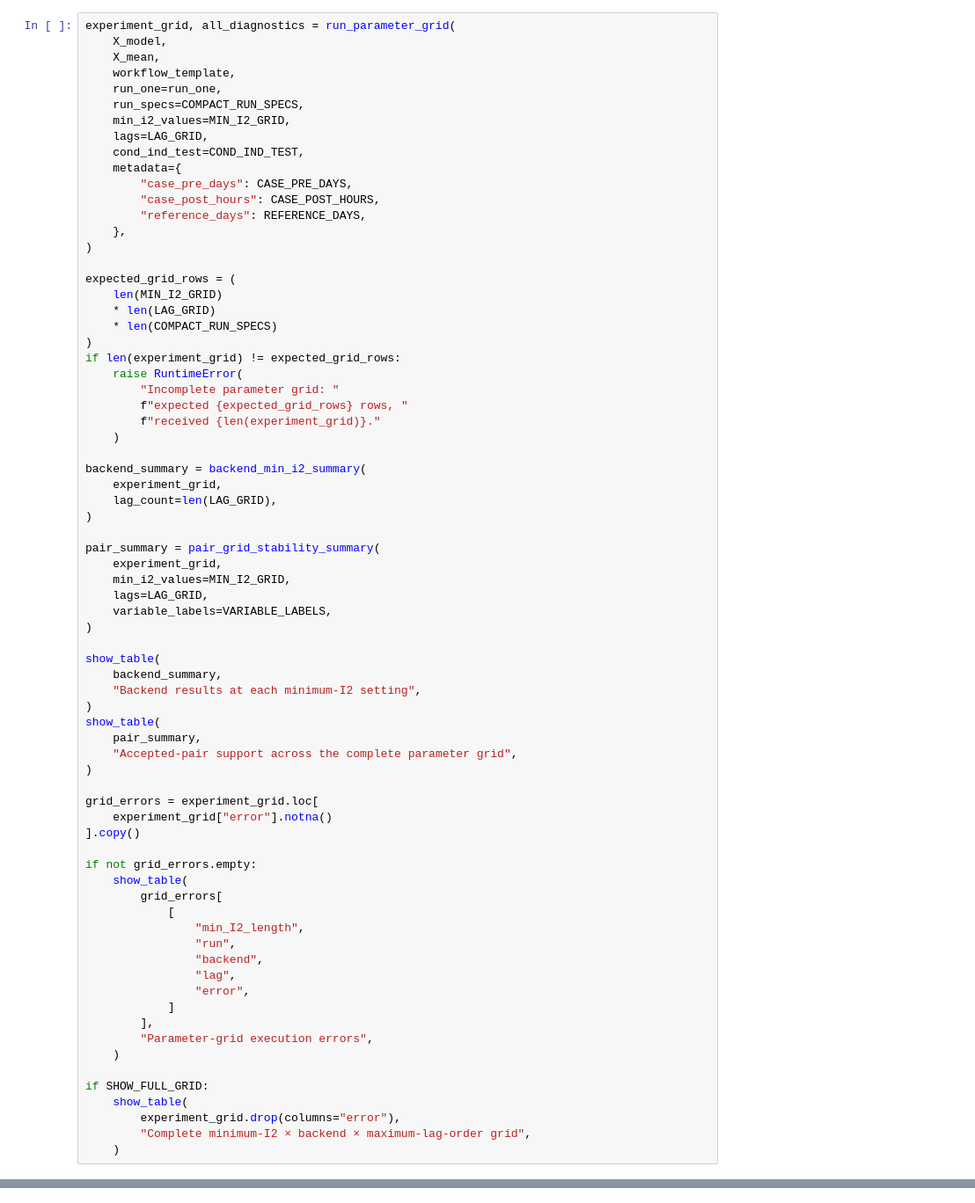
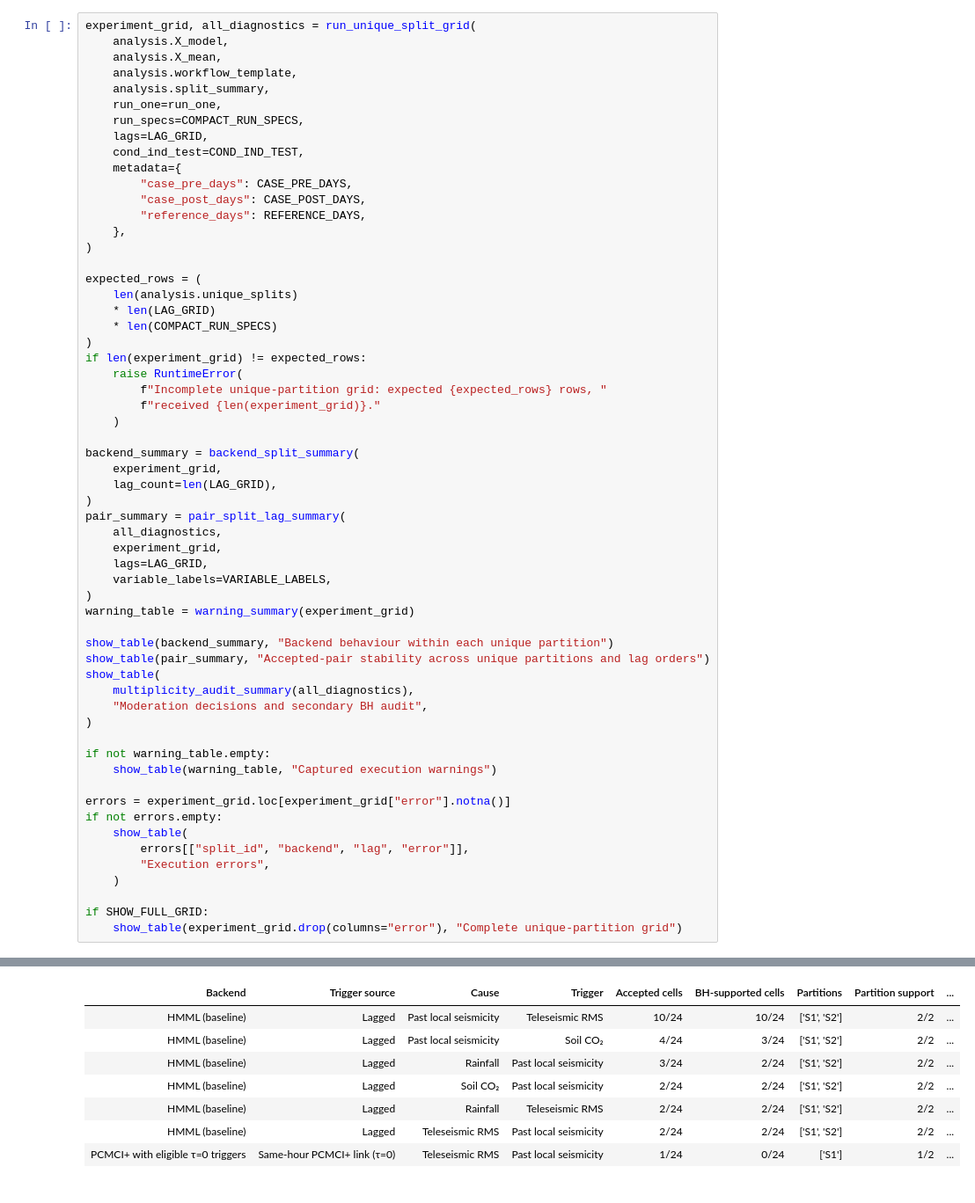
Before and after one commit to alectois/Distinguishing-Causes-and-Triggers-in-Volcanic-and-Seismic-Processes, a Jupyter notebook: notebooks/etna_cause_trigger.ipynb, the cells around one changed output, grey strips where cells are left out. Shown at 88% size. Cells and saved outputs as stored; diff of their text form.

```diff
--- a/notebooks/etna_cause_trigger.ipynb
+++ b/notebooks/etna_cause_trigger.ipynb
@@ -326,73 +151,60 @@ how the findings change under the two alternative causal-discovery backends.
 # %%
-experiment_grid, all_diagnostics = run_parameter_grid(
-    X_model,
-    X_mean,
-    workflow_template,
+experiment_grid, all_diagnostics = run_unique_split_grid(
+    analysis.X_model,
+    analysis.X_mean,
+    analysis.workflow_template,
+    analysis.split_summary,
     run_one=run_one,
     run_specs=COMPACT_RUN_SPECS,
-    min_i2_values=MIN_I2_GRID,
     lags=LAG_GRID,
     cond_ind_test=COND_IND_TEST,
     metadata={
         "case_pre_days": CASE_PRE_DAYS,
-        "case_post_hours": CASE_POST_HOURS,
+        "case_post_days": CASE_POST_DAYS,
         "reference_days": REFERENCE_DAYS,
     },
 )
 
-expected_grid_rows = (
-    len(MIN_I2_GRID)
+expected_rows = (
+    len(analysis.unique_splits)
     * len(LAG_GRID)
     * len(COMPACT_RUN_SPECS)
 )
-if len(experiment_grid) != expected_grid_rows:
+if len(experiment_grid) != expected_rows:
     raise RuntimeError(
-        "Incomplete parameter grid: "
-        f"expected {expected_grid_rows} rows, "
+        f"Incomplete unique-partition grid: expected {expected_rows} rows, "
         f"received {len(experiment_grid)}."
     )
 
-backend_summary = backend_min_i2_summary(
+backend_summary = backend_split_summary(
     experiment_grid,
     lag_count=len(LAG_GRID),
 )
-
-pair_summary = pair_grid_stability_summary(
+pair_summary = pair_split_lag_summary(
+    all_diagnostics,
     experiment_grid,
-    min_i2_values=MIN_I2_GRID,
     lags=LAG_GRID,
     variable_labels=VARIABLE_LABELS,
 )
+warning_table = warning_summary(experiment_grid)
 
+show_table(backend_summary, "Backend behaviour within each unique partition")
+show_table(pair_summary, "Accepted-pair stability across unique partitions and lag orders")
 show_table(
-    backend_summary,
-    "Backend results at each minimum-I2 setting",
-)
-show_table(
-    pair_summary,
-    "Accepted-pair support across the complete parameter grid",
+    multiplicity_audit_summary(all_diagnostics),
+    "Moderation decisions and secondary BH audit",
 )
 
-grid_errors = experiment_grid.loc[
-    experiment_grid["error"].notna()
-].copy()
+if not warning_table.empty:
+    show_table(warning_table, "Captured execution warnings")
 
-if not grid_errors.empty:
+errors = experiment_grid.loc[experiment_grid["error"].notna()]
+if not errors.empty:
     show_table(
-        grid_errors[
-            [
-                "min_I2_length",
-                "run",
-                "backend",
-                "lag",
-                "error",
-            ]
-        ],
-        "Parameter-grid execution errors",
+        errors[["split_id", "backend", "lag", "error"]],
+        "Execution errors",
     )
 
 if SHOW_FULL_GRID:
-    show_table(
-        experiment_grid.drop(columns="error"),
-        "Complete minimum-I2 × backend × maximum-lag-order grid",
-    )
+    show_table(experiment_grid.drop(columns="error"), "Complete unique-partition grid")
+# %% [output]
@@ -398,0 +220,8 @@ if SHOW_FULL_GRID:
+| Backend | Trigger source | Cause | Trigger | Accepted cells | BH-supported cells | Partitions | Partition support | ... |
+| HMML (baseline) | Lagged | Past local seismicity | Teleseismic RMS | 10/24 | 10/24 | ['S1', 'S2'] | 2/2 | ... |
+| HMML (baseline) | Lagged | Past local seismicity | Soil CO₂ | 4/24 | 3/24 | ['S1', 'S2'] | 2/2 | ... |
+| HMML (baseline) | Lagged | Rainfall | Past local seismicity | 3/24 | 2/24 | ['S1', 'S2'] | 2/2 | ... |
+| HMML (baseline) | Lagged | Soil CO₂ | Past local seismicity | 2/24 | 2/24 | ['S1', 'S2'] | 2/2 | ... |
+| HMML (baseline) | Lagged | Rainfall | Teleseismic RMS | 2/24 | 2/24 | ['S1', 'S2'] | 2/2 | ... |
+| HMML (baseline) | Lagged | Teleseismic RMS | Past local seismicity | 2/24 | 2/24 | ['S1', 'S2'] | 2/2 | ... |
+| PCMCI+ with eligible τ=0 triggers | Same-hour PCMCI+ link (τ=0) | Teleseismic RMS | Past local seismicity | 1/24 | 0/24 | ['S1'] | 1/2 | ... |
```
Also changed, not shown: parts of 23 cells of this notebook, 18 other files.
